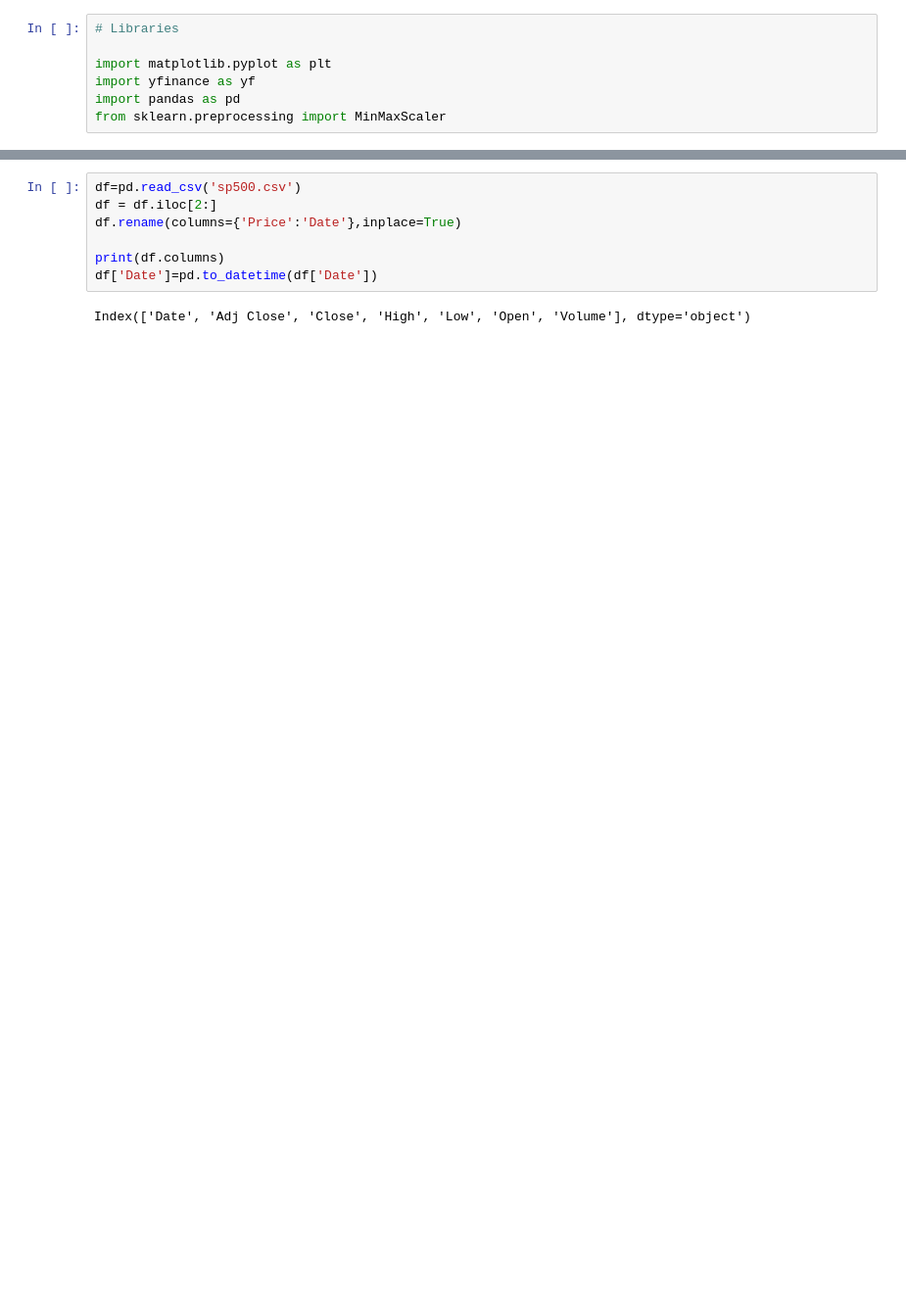
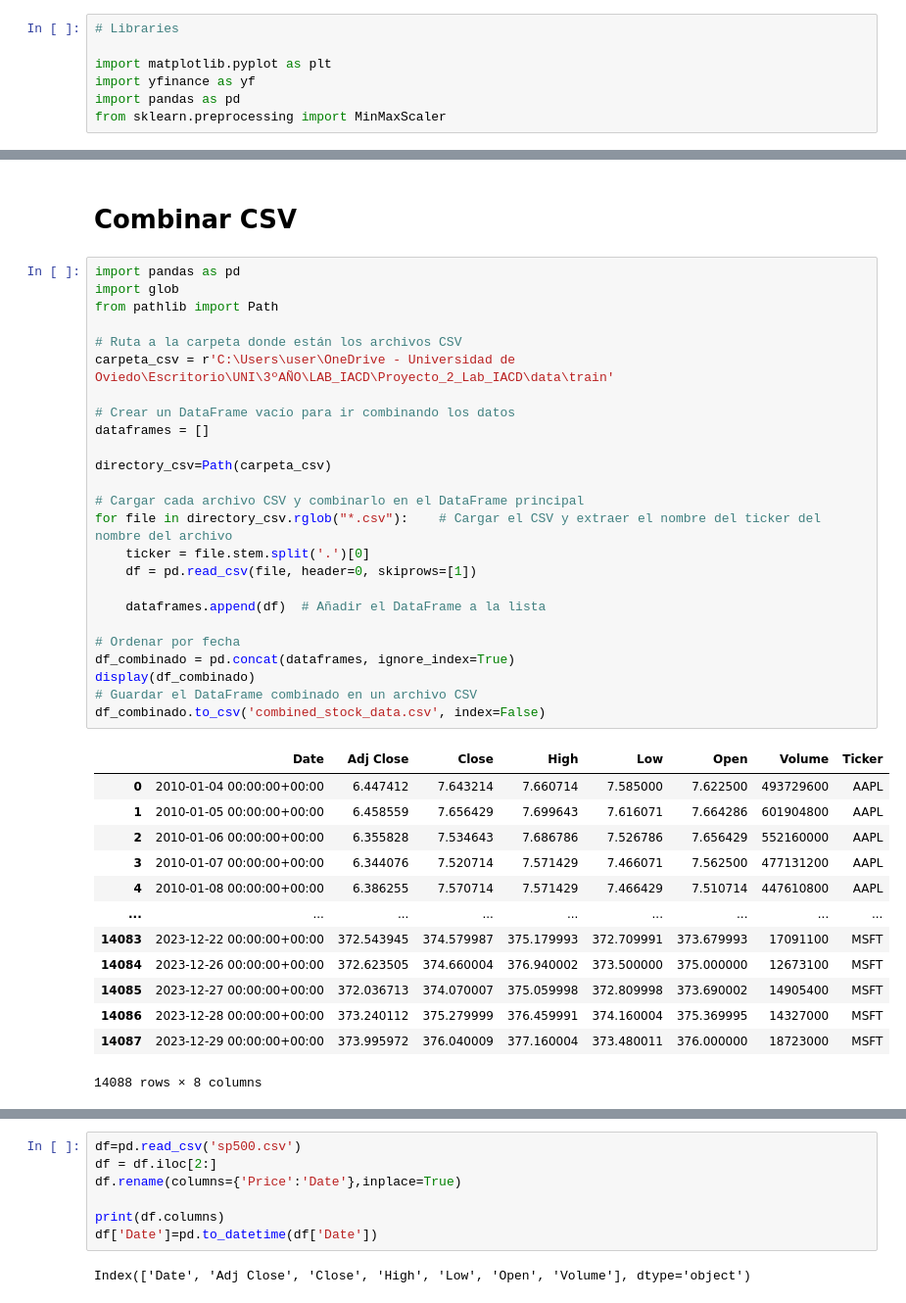
Before and after one commit to alfredofdlv/Proyect2_LABIACD, a Jupyter notebook: Notebook.ipynb, the cells around one changed output, grey strips where cells are left out. Shown: that part at 98% size. Drawn from its saved outputs; the diff is of its cells as text; blank space fills up the shorter version.

```diff
--- a/Notebook.ipynb
+++ b/Notebook.ipynb
@@ -26,0 +143,41 @@ S&P 500 index data saved to sp500.csv
+# %% [markdown]
+# Combinar CSV
+# %%
+import pandas as pd
+import glob
+from pathlib import Path
+
+# Ruta a la carpeta donde están los archivos CSV
+carpeta_csv = r'C:\Users\user\OneDrive - Universidad de Oviedo\Escritorio\UNI\3ºAÑO\LAB_IACD\Proyecto_2_Lab_IACD\data\train'
+
+# Crear un DataFrame vacío para ir combinando los datos
+dataframes = []
+
+directory_csv=Path(carpeta_csv)
+
+# Cargar cada archivo CSV y combinarlo en el DataFrame principal
+for file in directory_csv.rglob("*.csv"):    # Cargar el CSV y extraer el nombre del ticker del nombre del archivo
+    ticker = file.stem.split('.')[0]
+    df = pd.read_csv(file, header=0, skiprows=[1])
+
+    dataframes.append(df)  # Añadir el DataFrame a la lista
+
+# Ordenar por fecha
+df_combinado = pd.concat(dataframes, ignore_index=True)
+display(df_combinado)
+# Guardar el DataFrame combinado en un archivo CSV
+df_combinado.to_csv('combined_stock_data.csv', index=False)
+# %% [output]
+|  | Date | Adj Close | Close | High | Low | Open | Volume | Ticker |
+| 0 | 2010-01-04 00:00:00+00:00 | 6.447412 | 7.643214 | 7.660714 | 7.585000 | 7.622500 | 493729600 | AAPL |
+| 1 | 2010-01-05 00:00:00+00:00 | 6.458559 | 7.656429 | 7.699643 | 7.616071 | 7.664286 | 601904800 | AAPL |
+| 2 | 2010-01-06 00:00:00+00:00 | 6.355828 | 7.534643 | 7.686786 | 7.526786 | 7.656429 | 552160000 | AAPL |
+| 3 | 2010-01-07 00:00:00+00:00 | 6.344076 | 7.520714 | 7.571429 | 7.466071 | 7.562500 | 477131200 | AAPL |
+| 4 | 2010-01-08 00:00:00+00:00 | 6.386255 | 7.570714 | 7.571429 | 7.466429 | 7.510714 | 447610800 | AAPL |
+| ... | ... | ... | ... | ... | ... | ... | ... | ... |
+| 14083 | 2023-12-22 00:00:00+00:00 | 372.543945 | 374.579987 | 375.179993 | 372.709991 | 373.679993 | 17091100 | MSFT |
+| 14084 | 2023-12-26 00:00:00+00:00 | 372.623505 | 374.660004 | 376.940002 | 373.500000 | 375.000000 | 12673100 | MSFT |
+| 14085 | 2023-12-27 00:00:00+00:00 | 372.036713 | 374.070007 | 375.059998 | 372.809998 | 373.690002 | 14905400 | MSFT |
+| 14086 | 2023-12-28 00:00:00+00:00 | 373.240112 | 375.279999 | 376.459991 | 374.160004 | 375.369995 | 14327000 | MSFT |
+| 14087 | 2023-12-29 00:00:00+00:00 | 373.995972 | 376.040009 | 377.160004 | 373.480011 | 376.000000 | 18723000 | MSFT |
+14088 rows × 8 columns
```
Also changed, not shown: parts of 13 cells of this notebook.
